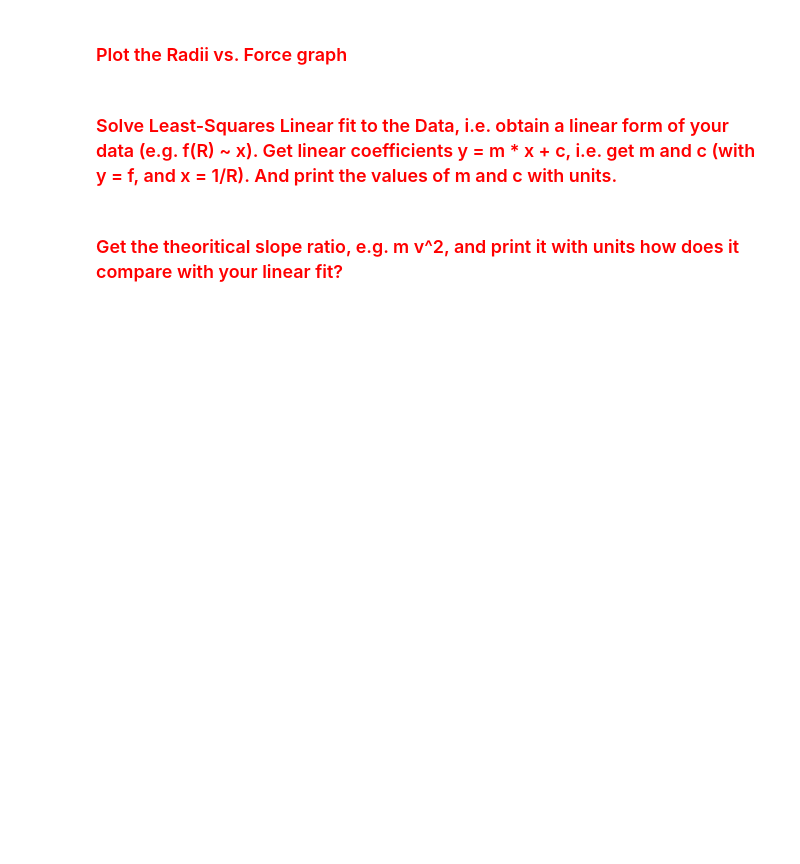
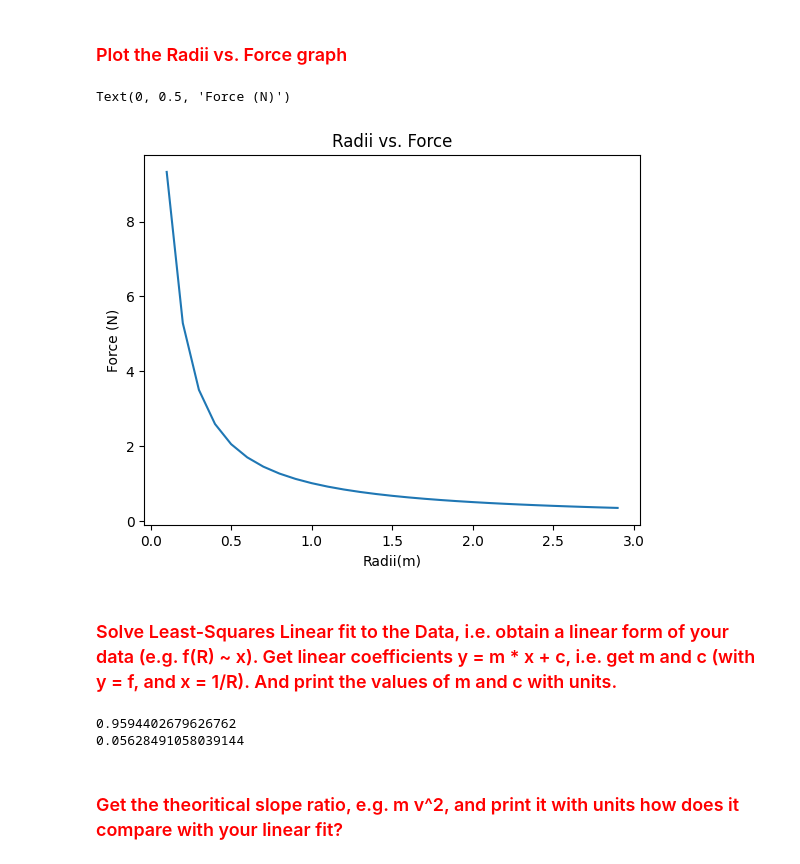
Before and after one commit to rguille3/PhysicsI_Labs, a Jupyter notebook: phy122_RMt_Raul.ipynb, the cells around one changed output. Cells and saved outputs as stored; diff of their text form; code cells hidden in the pictures; blank space fills up the shorter version.

```diff
--- a/phy122_RMt_Raul.ipynb
+++ b/phy122_RMt_Raul.ipynb
@@ -398,3 +340,5 @@ m, c
+# %%
+radius_range = arange(0.1, 3, 0.1) #range of radius
 # %% [markdown]
 ### <font color='Red'> Define the time array, indicating all moments of time considered </font>
 # %%
@@ -405,9 +349,39 @@ tf = 3  # Final time (s)
 TT = np.arange(t0, tf, dt)  # Time array
 # %% [markdown]
 ### <font color='Red'> For-loop over Radii considered </font>
+# %%
+f_v = np.zeros(len(v_range)) #empty array of same length as v_range
+
+for i in range(len(v_range)): #for loop over all speeds in v_range
+  xi = radius_range[i] * np.array([1,0,0]) #set the current speed to vi
+  x_t, v_t, f_t = VelocityVerletRot(TT, x0=xi, v0=np.array([0,1,0]), mass=1.,)
+  f = np.linalg.norm(f_t, axis=1)
+  f_avg = np.sum(f)/len(f)
+
+  f_v[i] = f_avg
 # %% [markdown]
 ### <font color='Red'> Plot the Radii vs. Force graph </font>
+# %%
+plt.plot(radius_range, f_v)
+plt.title('Radii vs. Force')
+plt.xlabel('Radii(m)')
+plt.ylabel('Force (N)')
+# %% [output]
+Text(0, 0.5, 'Force (N)')
+[figure, added]
 # %% [markdown]
 ### <font color='Red'> Solve Least-Squares Linear fit to the Data, i.e. obtain a linear form of your data (e.g. f(R) ~ x). Get linear coefficients y = m * x + c, i.e. get m and c (with y = f, and x = 1/R). And print the values of m and c with units. </font>
+# %%
+def linearfit(x,y):
+    A = np.vstack([x, np.ones(len(x))]).T
+    return np.linalg.lstsq(A, y, rcond=None)[0]
+
+m, c = linearfit(1/radius_range, f_v)
+
+print(m)
+print(c)
+# %% [output]
+0.9594402679626762
+0.05628491058039144
 # %% [markdown]
 ### <font color='Red'> Get the theoritical slope ratio, e.g. m v^2, and print it with units how does it compare with your linear fit? </font>
```
Also changed, not shown: parts of 2 cells of this notebook.
